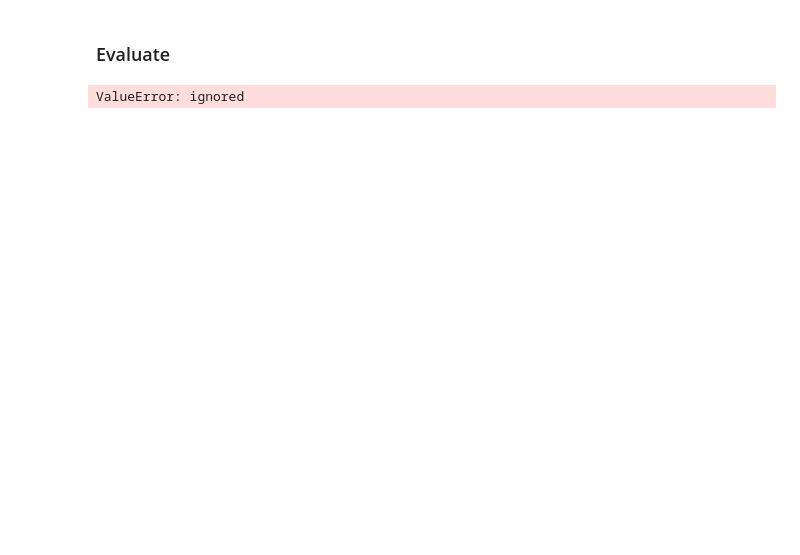
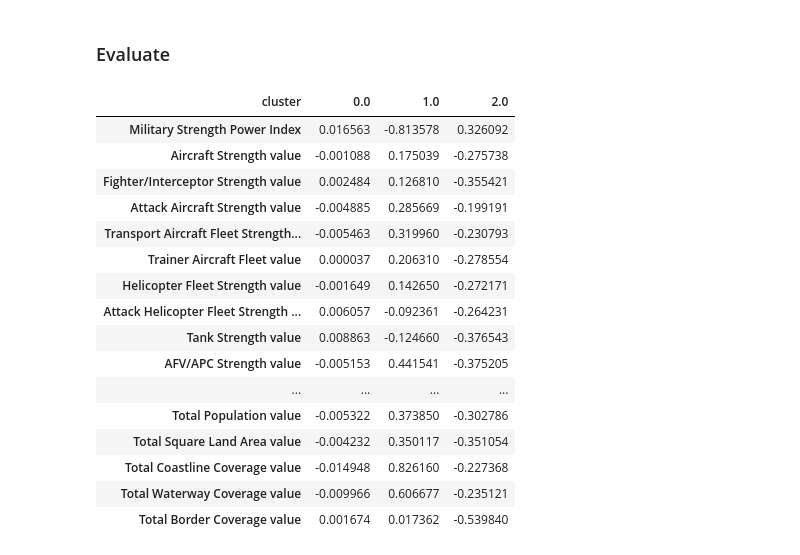
Before and after one commit to halit-vural/CW-Asg-HV-2022, a Jupyter notebook: CW-ML2-Asg4-military_power-C9807-Halit.ipynb, the cells around one changed output. Drawn from its saved outputs; the diff is of its cells as text; code cells hidden in the pictures; blank space fills up the shorter version.

```diff
--- a/CW-ML2-Asg4-military_power-C9807-Halit.ipynb
+++ b/CW-ML2-Asg4-military_power-C9807-Halit.ipynb
@@ -824,6 +824,26 @@ plt.scatter(X["Total Border Coverage value"], X["Towed Artillery Strength value"
 # %% [markdown]
 ### Evaluate
 # %%
-X_ = pd.DataFrame(X_scaled, columns=X.columns)
+X_ = pd.DataFrame(X_scaled, columns=X.columns[0:-1]) #we had additional column 'cluster' at the last position
+X_['cluster'] = X['cluster']
-# %% [output]
-ValueError: ignored
+# %%
+clus_pred = X_.groupby("cluster").mean().T
+clus_pred
+# %% [output]
+| cluster | 0.0 | 1.0 | 2.0 |
+| Military Strength Power Index | 0.016563 | -0.813578 | 0.326092 |
+| Aircraft Strength value | -0.001088 | 0.175039 | -0.275738 |
+| Fighter/Interceptor Strength value | 0.002484 | 0.126810 | -0.355421 |
+| Attack Aircraft Strength value | -0.004885 | 0.285669 | -0.199191 |
+| Transport Aircraft Fleet Strength... | -0.005463 | 0.319960 | -0.230793 |
+| Trainer Aircraft Fleet value | 0.000037 | 0.206310 | -0.278554 |
+| Helicopter Fleet Strength value | -0.001649 | 0.142650 | -0.272171 |
+| Attack Helicopter Fleet Strength ... | 0.006057 | -0.092361 | -0.264231 |
+| Tank Strength value | 0.008863 | -0.124660 | -0.376543 |
+| AFV/APC Strength value | -0.005153 | 0.441541 | -0.375205 |
+| ... | ... | ... | ... |
+| Total Population value | -0.005322 | 0.373850 | -0.302786 |
+| Total Square Land Area value | -0.004232 | 0.350117 | -0.351054 |
+| Total Coastline Coverage value | -0.014948 | 0.826160 | -0.227368 |
+| Total Waterway Coverage value | -0.009966 | 0.606677 | -0.235121 |
+| Total Border Coverage value | 0.001674 | 0.017362 | -0.539840 |
```
Also changed, not shown: parts of 25 cells of this notebook.
